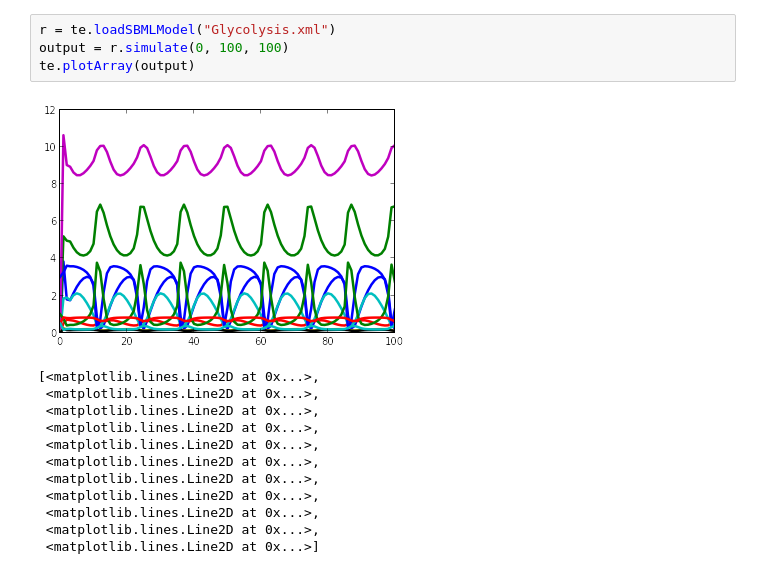
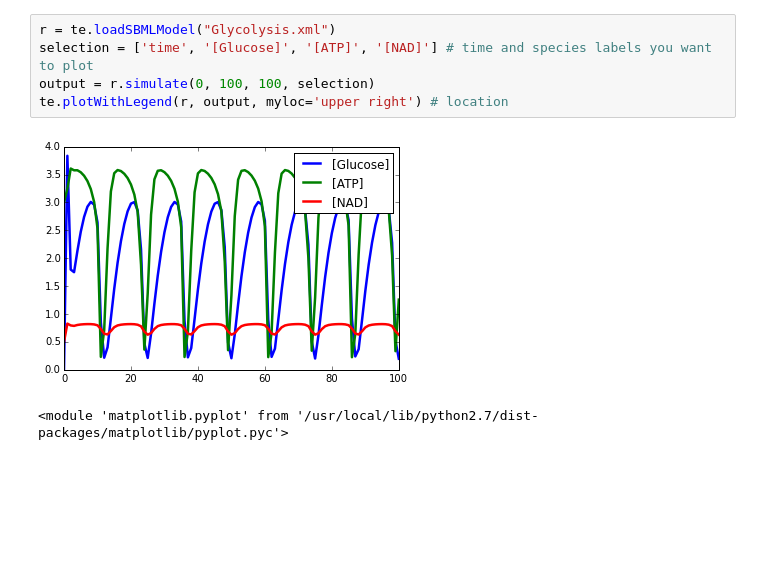
Before and after one commit to stanleygu/glycolysis, a Jupyter notebook: Glycolysis.xml.ipynb, the cells around one changed output. Cells and saved outputs as stored; diff of their text form; blank space fills up the shorter version.

```diff
--- a/Glycolysis.xml.ipynb
+++ b/Glycolysis.xml.ipynb
@@ -7,21 +7,12 @@ Requirement already satisfied (use --upgrade to upgrade): notebooktools in /home
 Cleaning up...
 # %%
 r = te.loadSBMLModel("Glycolysis.xml")
-output = r.simulate(0, 100, 100)
-te.plotArray(output)
+selection = ['time', '[Glucose]', '[ATP]', '[NAD]'] # time and species labels you want to plot
+output = r.simulate(0, 100, 100, selection)
+te.plotWithLegend(r, output, myloc='upper right') # location
 # %% [output]
-[figure, old version]
+[figure, new version]
-[<matplotlib.lines.Line2D at 0x...>,
- <matplotlib.lines.Line2D at 0x...>,
- <matplotlib.lines.Line2D at 0x...>,
- <matplotlib.lines.Line2D at 0x...>,
- <matplotlib.lines.Line2D at 0x...>,
- <matplotlib.lines.Line2D at 0x...>,
- <matplotlib.lines.Line2D at 0x...>,
- <matplotlib.lines.Line2D at 0x...>,
- <matplotlib.lines.Line2D at 0x...>,
- <matplotlib.lines.Line2D at 0x...>,
- <matplotlib.lines.Line2D at 0x...>]
+<module 'matplotlib.pyplot' from '/usr/local/lib/python2.7/dist-packages/matplotlib/pyplot.pyc'>
 # %%
 nb.makeParameterSliders(r)
 # %% [output]
```
Also changed, not shown: parts of 4 cells of this notebook.
